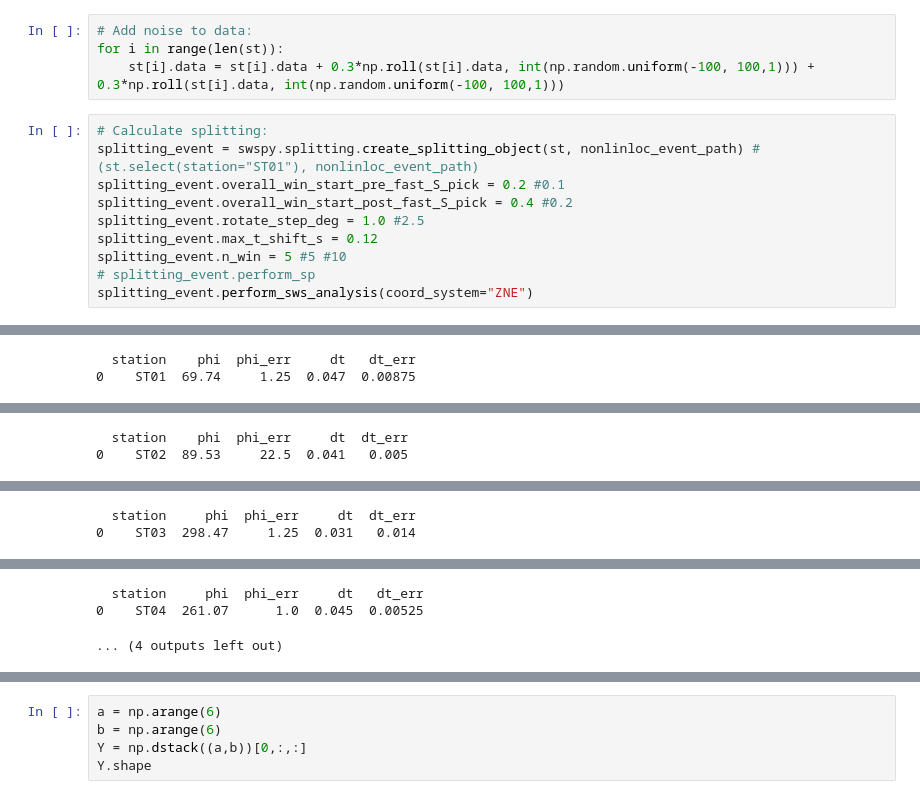
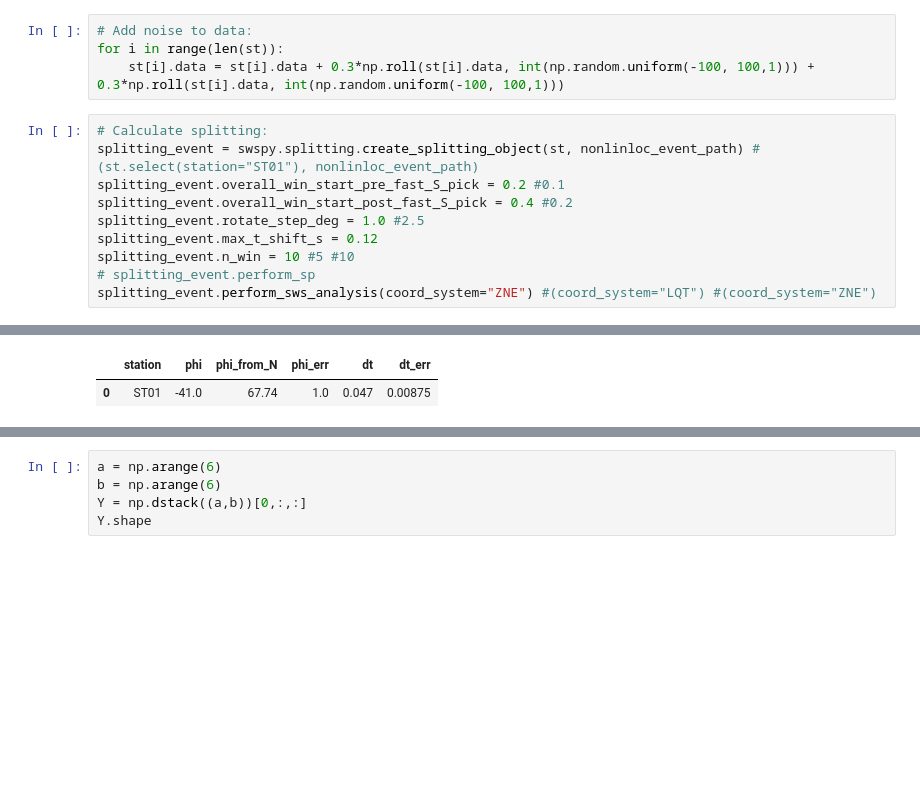
Before and after one commit to TomSHudson/swspy, a Jupyter notebook: examples/icequake_example/icequake_example.ipynb, the cells around one changed output, grey strips where cells are left out. Cells and saved outputs as stored; diff of their text form; blank space fills up the shorter version.

```diff
--- a/examples/icequake_example/icequake_example.ipynb
+++ b/examples/icequake_example/icequake_example.ipynb
@@ -36,7 +33,7 @@ splitting_event.overall_win_start_pre_fast_S_pick = 0.2 #0.1
 splitting_event.overall_win_start_post_fast_S_pick = 0.4 #0.2
 splitting_event.rotate_step_deg = 1.0 #2.5
 splitting_event.max_t_shift_s = 0.12
-splitting_event.n_win = 5 #5 #10
+splitting_event.n_win = 10 #5 #10
 # splitting_event.perform_sp
-splitting_event.perform_sws_analysis(coord_system="ZNE")
+splitting_event.perform_sws_analysis(coord_system="ZNE") #(coord_system="LQT") #(coord_system="ZNE")
 # %% [output]
@@ -45,2 +39,0 @@ splitting_event.perform_sws_analysis(coord_system="ZNE")
-  station    phi  phi_err     dt   dt_err
-0    ST01  69.74     1.25  0.047  0.00875
@@ -49,2 +39,0 @@ splitting_event.perform_sws_analysis(coord_system="ZNE")
-  station    phi  phi_err     dt  dt_err
-0    ST02  89.53     22.5  0.041   0.005
@@ -53,2 +39,0 @@ splitting_event.perform_sws_analysis(coord_system="ZNE")
-  station     phi  phi_err     dt  dt_err
-0    ST03  298.47     1.25  0.031   0.014
@@ -57,3 +40,2 @@ splitting_event.perform_sws_analysis(coord_system="ZNE")
-  station     phi  phi_err     dt   dt_err
-0    ST04  261.07      1.0  0.045  0.00525
-... (4 outputs left out)
+|  | station | phi | phi_from_N | phi_err | dt | dt_err |
+| 0 | ST01 | -41.0 | 67.74 | 1.0 | 0.047 | 0.00875 |
```
Also changed, not shown: parts of 5 cells of this notebook, 36 other files.
